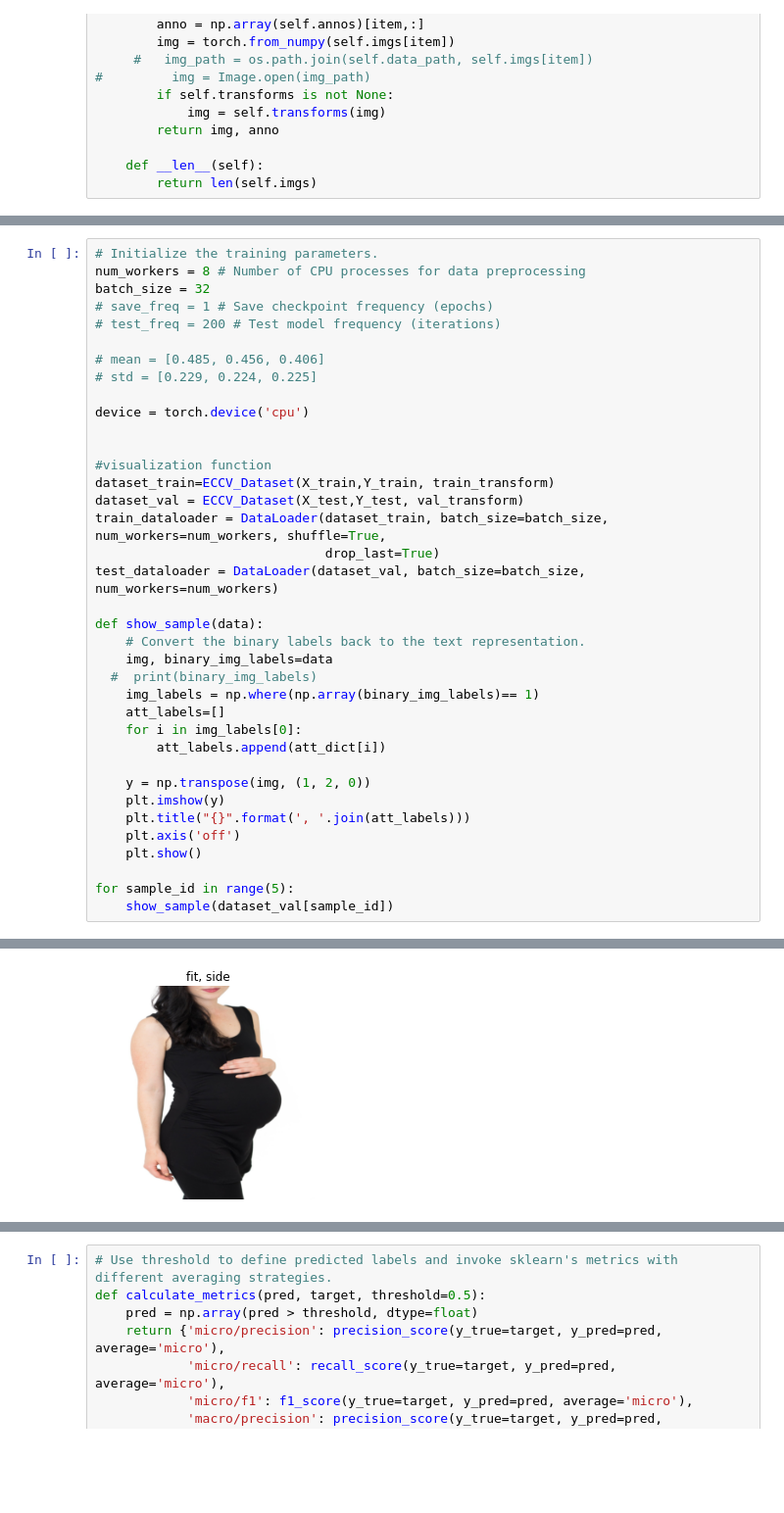
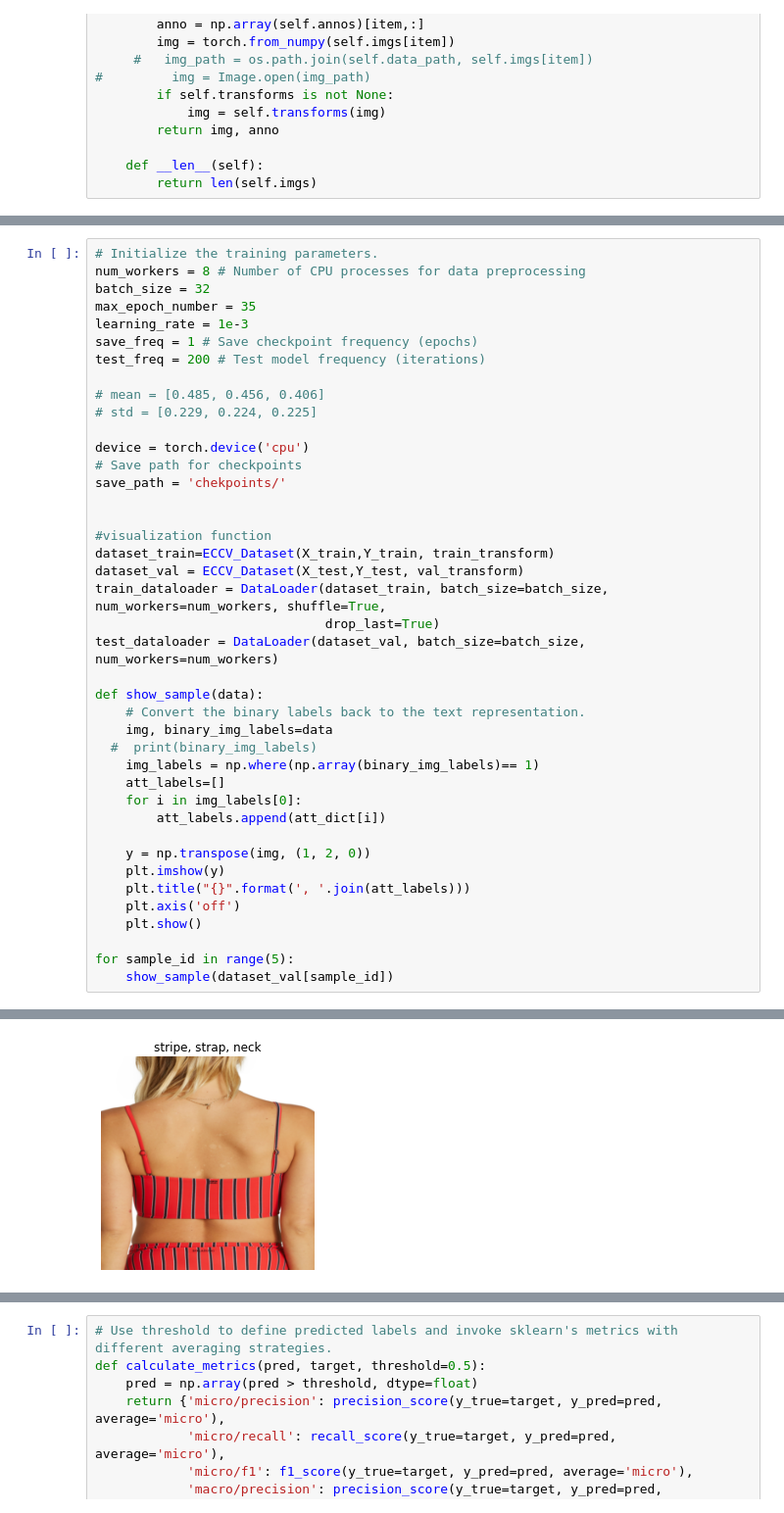
Before and after one commit to zzzzmoya/farfetch-image-team, a Jupyter notebook: Farfetch_multi_label.ipynb, the cells around one changed output, grey strips where cells are left out. Shown: that part at 98% size. Cells and saved outputs as stored; diff of their text form; blank space fills up the shorter version.

```diff
--- a/Farfetch_multi_label.ipynb
+++ b/Farfetch_multi_label.ipynb
@@ -251,13 +248,17 @@ train_transform = transforms.Compose([
 # Initialize the training parameters.
 num_workers = 8 # Number of CPU processes for data preprocessing
 batch_size = 32
-# save_freq = 1 # Save checkpoint frequency (epochs)
-# test_freq = 200 # Test model frequency (iterations)
+max_epoch_number = 35
+learning_rate = 1e-3
+save_freq = 1 # Save checkpoint frequency (epochs)
+test_freq = 200 # Test model frequency (iterations)
 
 # mean = [0.485, 0.456, 0.406]
 # std = [0.229, 0.224, 0.225]
 
 device = torch.device('cpu')
+# Save path for checkpoints
+save_path = 'chekpoints/'
 
 
 #visualization function
@@ -291 +292 @@ for sample_id in range(5):
-[figure, old version]
+[figure, new version]
```
Also changed, not shown: parts of 10 cells of this notebook.
